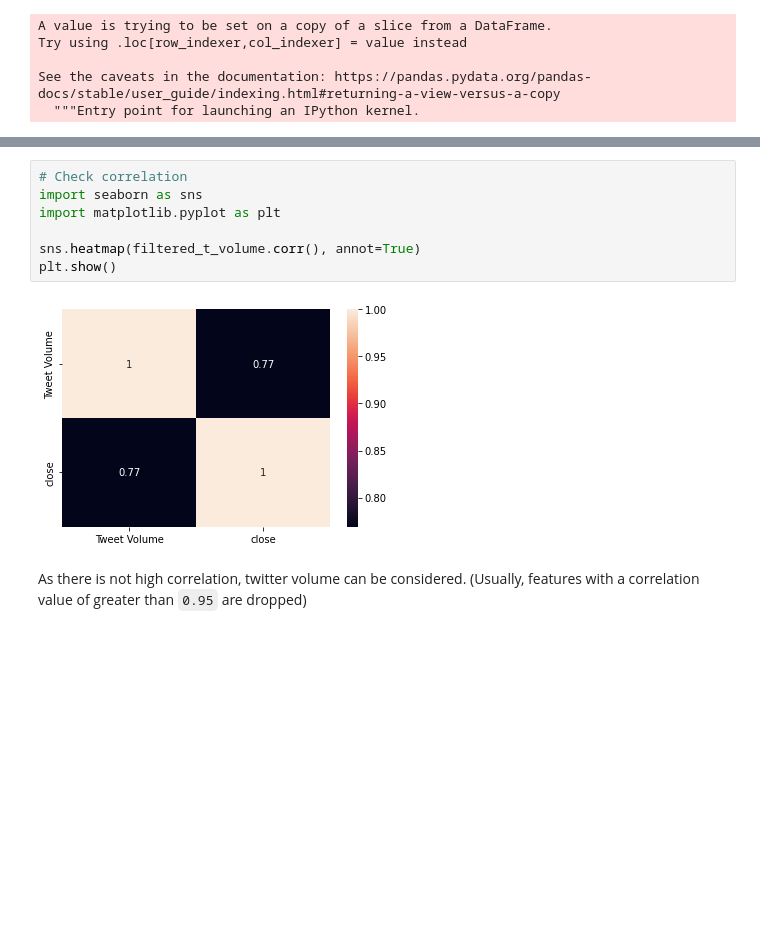
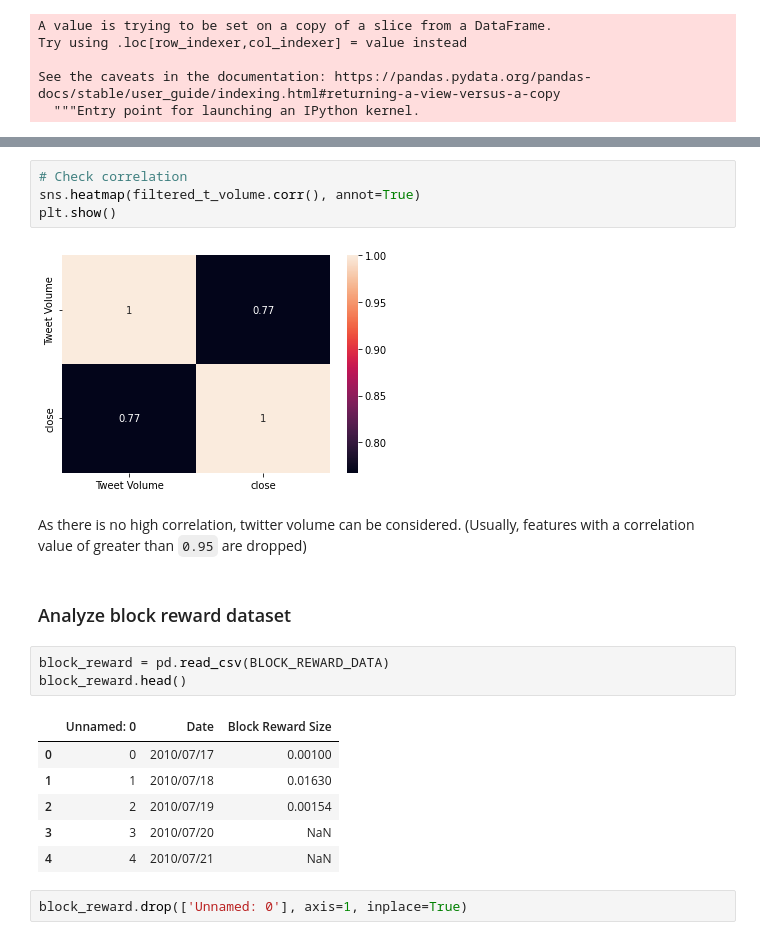
Before and after one commit to Ammar-Raneez/BitForecast, a Jupyter notebook: ml/notebooks/preprocessing/create_dataset.ipynb, the cells around one changed output, grey strips where cells are left out. Saved outputs shown, nothing was run; the diff lists cells and outputs as text; blank space fills up the shorter version.

```diff
--- a/ml/notebooks/preprocessing/create_dataset.ipynb
+++ b/ml/notebooks/preprocessing/create_dataset.ipynb
@@ -161,11 +192,22 @@ filtered_t_volume.head()
 # %%
 # Check correlation
-import seaborn as sns
-import matplotlib.pyplot as plt
-
 sns.heatmap(filtered_t_volume.corr(), annot=True)
 plt.show()
 # %% [output]
 [figure]
 # %% [markdown]
-As there is not high correlation, twitter volume can be considered. (Usually, features with a correlation value of greater than `0.95` are dropped)
+As there is no high correlation, twitter volume can be considered. (Usually, features with a correlation value of greater than `0.95` are dropped)
+# %% [markdown]
+### Analyze block reward dataset
+# %%
+block_reward = pd.read_csv(BLOCK_REWARD_DATA)
+block_reward.head()
+# %% [output]
+|  | Unnamed: 0 | Date | Block Reward Size |
+| 0 | 0 | 2010/07/17 | 0.00100 |
+| 1 | 1 | 2010/07/18 | 0.01630 |
+| 2 | 2 | 2010/07/19 | 0.00154 |
+| 3 | 3 | 2010/07/20 | NaN |
+| 4 | 4 | 2010/07/21 | NaN |
+# %%
+block_reward.drop(['Unnamed: 0'], axis=1, inplace=True)
```
Also changed, not shown: parts of 15 cells of this notebook.
